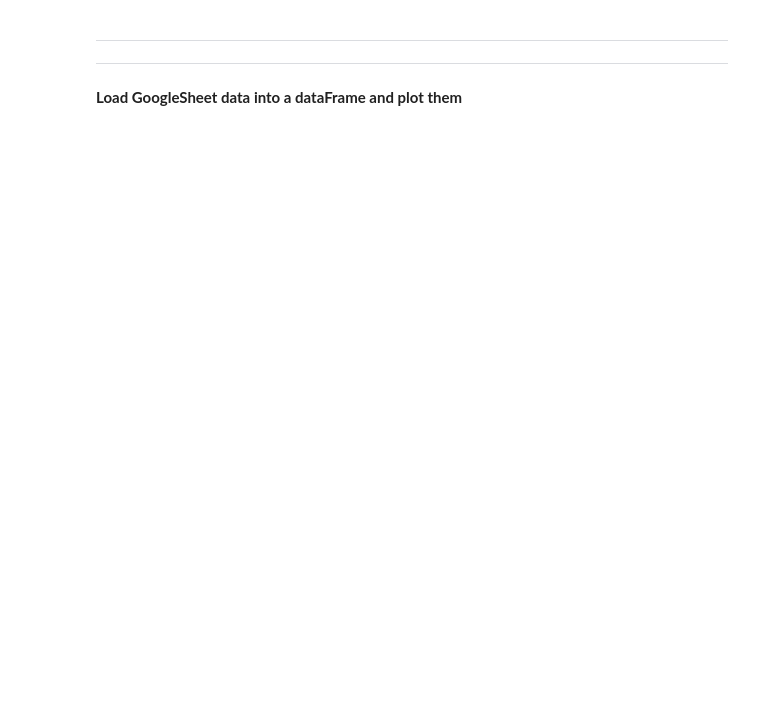
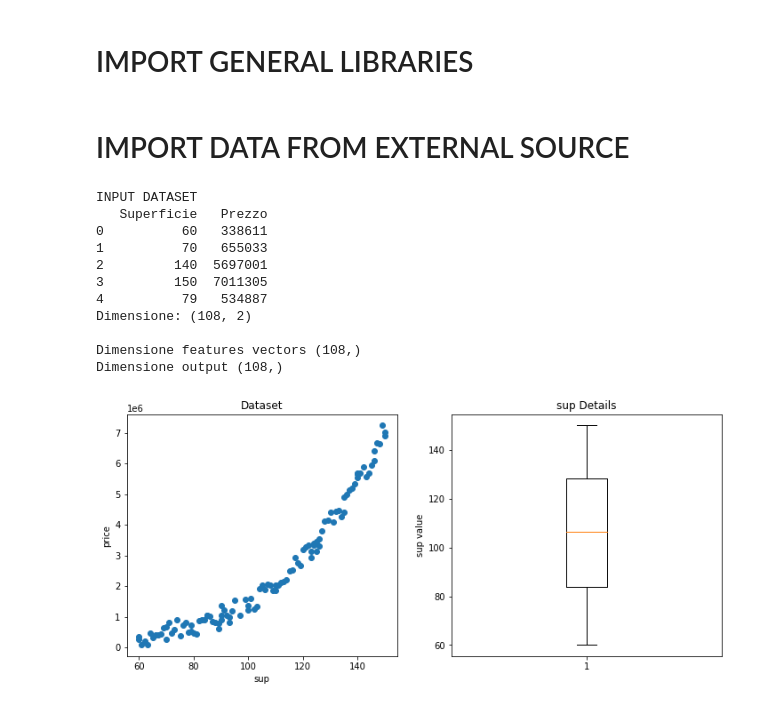
Before and after one commit to MatteoGandetto/Corso_ML_con_Python, a Jupyter notebook: Regressione_Polinomiale.ipynb, the cells around one changed output. Drawn from its saved outputs; the diff is of its cells as text; code cells hidden in the pictures; blank space fills up the shorter version.

```diff
--- a/Regressione_Polinomiale.ipynb
+++ b/Regressione_Polinomiale.ipynb
@@ -36,3 +3,5 @@ Mounted at /content/drive
+# %% [markdown]
+# IMPORT GENERAL LIBRARIES
 # %%
 # package for scientific computing
 import numpy as np
@@ -54,24 +14,50 @@ gs=gspread.authorize(GoogleCredentials.get_application_default())
-# %% [markdown]
-
-
----
----
-**Load GoogleSheet data into a dataFrame and plot them**
+# %% [markdown]
+# IMPORT DATA FROM EXTERNAL SOURCE
 # %%
-FILE_NAME='Regressione_Polinomiale_IN'
-wks=gs.open(FILE_NAME).sheet1
-INPUT_df=get_as_dataframe(wks)
+
+path='https://raw.githubusercontent.com/MatteoGandetto/Corso_ML_con_Python/master/Regressione_Polinomiale_IN.csv'
+INPUT_df=pd.read_csv(path)
+
+print('INPUT DATASET')
+print(INPUT_df.head())
+print('Dimensione:',INPUT_df.shape,'\n')
 
 #remove all NaN
+# 0 -> rows
+# 1 -> columns
 INPUT_df=INPUT_df.dropna(1,'all')
 INPUT_df=INPUT_df.dropna(0,'all')
+
 
 #convert to NumPy array
 np_IN=np.array(INPUT_df)
 np_IN_X=np_IN[:,0]
-np_IN_Y=np_IN[:,1]
+np_IN_y=np_IN[:,1]
+print('Dimensione features vectors',np_IN_X.shape,'\nDimensione output',np_IN_y.shape)
 
 #plot data
 fig, axs = plt.subplots(1,2)
-axs[0].scatter(np_IN_X, np_IN_Y)
+fig.set_size_inches(12,5)
+
+axs[0].scatter(np_IN_X, np_IN_y)
+axs[0].set_xlabel('sup')
+axs[0].set_ylabel('price')
+axs[0].set_title('Dataset')
+
 axs[1].boxplot(np_IN_X)
+axs[1].set_ylabel('sup value')
+axs[1].set_title('sup Details')
+fig.show()
+# %% [output]
+INPUT DATASET
+   Superficie   Prezzo
+0          60   338611
+1          70   655033
+2         140  5697001
+3         150  7011305
+4          79   534887
+Dimensione: (108, 2)
+
+Dimensione features vectors (108,)
+Dimensione output (108,)
+[figure, added]
```
Also changed, not shown: parts of 20 cells of this notebook.
